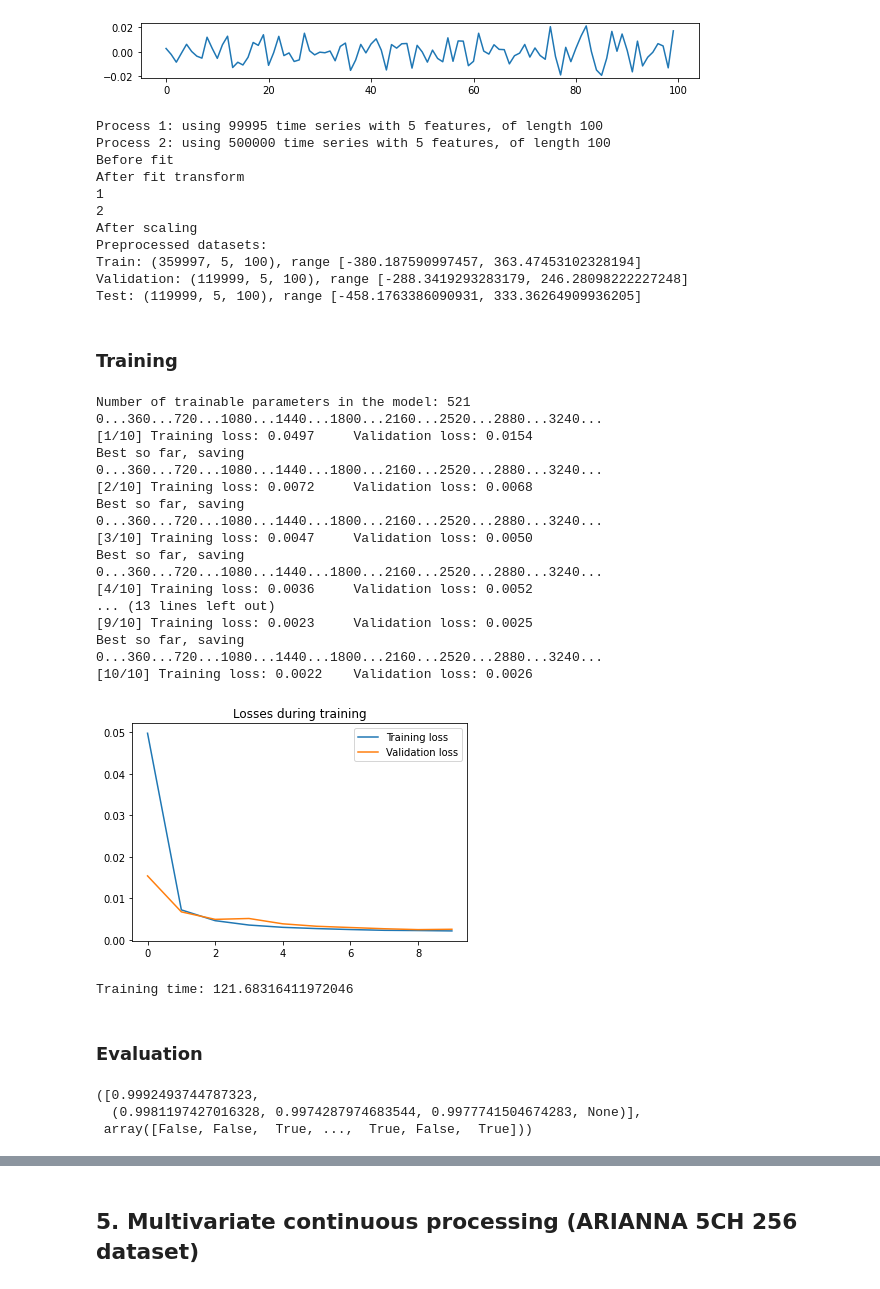
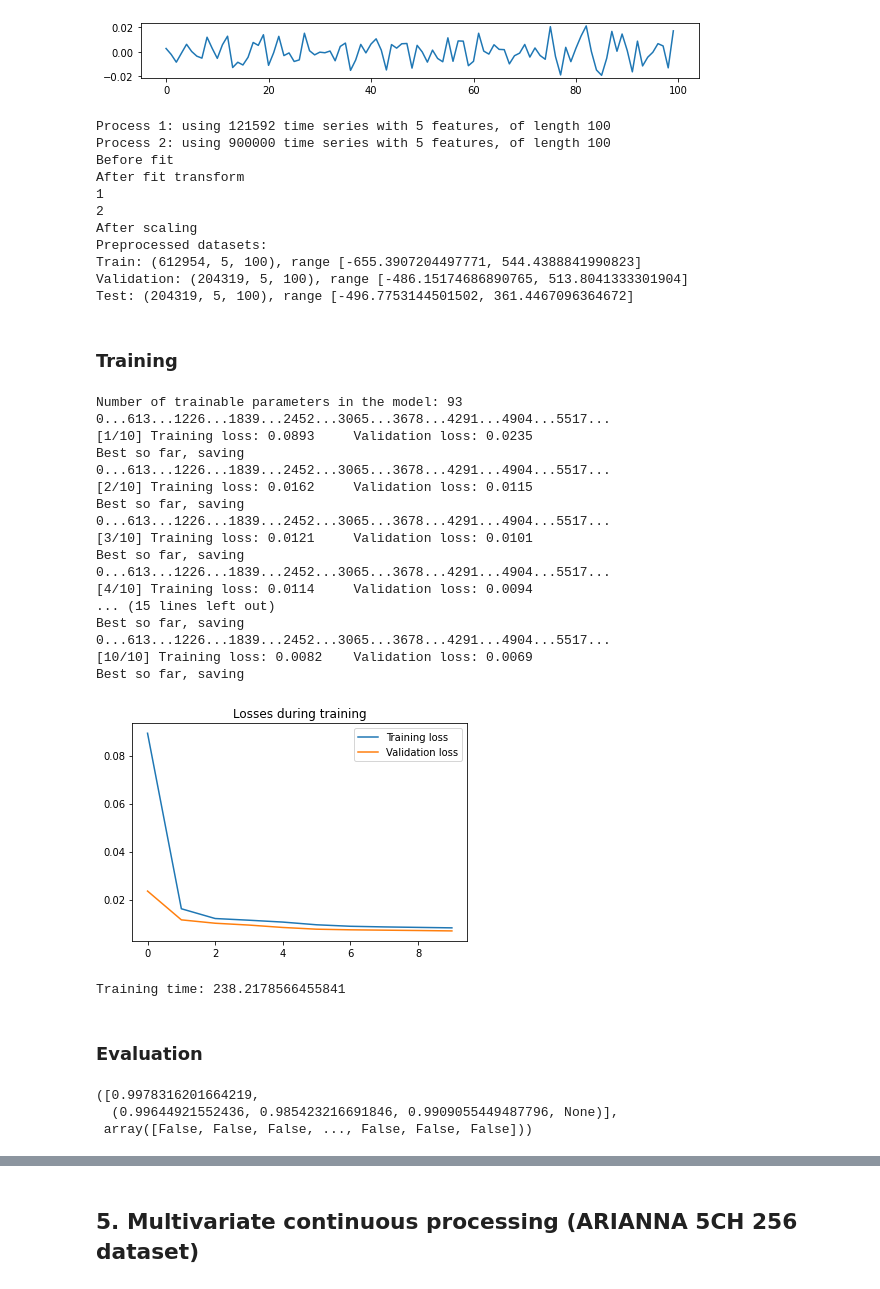
Before and after one commit to javier-eguiluz/Project_DS_IceCube_RNN, a Jupyter notebook: RNN_based_classification.ipynb, the cells around one changed output, grey strips where cells are left out. Cells and saved outputs as stored; diff of their text form; code cells hidden in the pictures.

```diff
--- a/RNN_based_classification.ipynb
+++ b/RNN_based_classification.ipynb
@@ -91,14 +100,14 @@ def save_result(df0, classifier):
     df['nr'] = [nr]
     return pd.concat([df0, df], ignore_index=True)
 
-import ast
-
 def read_results(filename):
   df = pd.read_csv(filename)
   for i in range(len(df)):
       df.at[i, "ns"] = np.array(ast.literal_eval(df.iloc[i].ns))
       df.at[i, "nr"] = np.array(ast.literal_eval(df.iloc[i].nr))
-  return df.drop(columns='index').sort_values('Parameters')
+  if 'index' in df.columns:
+    df = df.drop(columns='index')
+  return df.sort_values('Parameters')
 
 def plot_results_comparison(df, xlim, ylim):
     for i in range(len(df)):
@@ -418,7 +462,10 @@ df = save_result(df, cl2)
 # %% [output]
 Total signal events: 804560 Total noise events: 13195440
 # %%
-#df.to_csv("/content/gdrive/MyDrive/Colab Notebooks/result_5CH_100.csv", index=False)
+# Store the result for later use
+filename = "/content/gdrive/MyDrive/Colab Notebooks/result_continuous_1CH_100.csv"
+#df.to_csv(filename, index=False)
+df = read_results(filename)
 # %%
 df = df.sort_values("Parameters")
 for i in range(len(df)-1):
@@ -644,7 +685,7 @@ plt.rcParams['figure.figsize'] = [w, h]
 # %%
 # Run on a continuous signal (test data)
 dl = DataLoader(cl2.test_set, shuffle=True)
-X, y = iter(dl).next()    # Get one series of SEQUENCE_LENGTH time steps
+X, y = next(iter(dl))    # Get one random series of SEQUENCE_LENGTH time steps
 n_features = 1
 start = 0000
 L = 5000
@@ -740,10 +785,11 @@ plt.rcParams['figure.figsize'] = [w, h]
 # Load ARIANNA 5 channels dataset
 path = data_path + "ARIANNA_256_5CH/"
 noise_5ch = np.load(path + "data_noise_5ch_3.6SNR_0000.npy")
-for i in range(1, 5):   # Currently we only use a subset of the available data, to speed up testing
+for i in range(1, 9):
     print(i, end=", ")
     noise_5ch = np.vstack((noise_5ch, np.load(path + f"data_noise_5ch_3.6SNR_000{i}.npy")))
 events_5ch = np.load(path + "data_signal_5ch_0000.npy")
+events_5ch = np.vstack((events_5ch, np.load(path + "data_signal_5ch_0001.npy")))
 print()
 print("Original data:", events_5ch.shape, noise_5ch.shape)
 events_5ch = events_5ch[:,:,20:120]
@@ -783,51 +829,51 @@ cl5 = RNNBinaryClassifier(device)
 # %%
 cl5.load_data(pp5.load_data_by_class(events_5ch, noise_5ch, val_ratio=0.2, test_ratio=0.2))
 # %% [output]
-Process 1: using 99995 time series with 5 features, of length 100
-Process 2: using 500000 time series with 5 features, of length 100
+Process 1: using 121592 time series with 5 features, of length 100
+Process 2: using 900000 time series with 5 features, of length 100
 Before fit
 After fit transform
 1
 2
 After scaling
 Preprocessed datasets:
-Train: (359997, 5, 100), range [-380.187590997457, 363.47453102328194]
-Validation: (119999, 5, 100), range [-288.3419293283179, 246.28098222227248]
-Test: (119999, 5, 100), range [-458.1763386090931, 333.36264909936205]
+Train: (612954, 5, 100), range [-655.3907204497771, 544.4388841990823]
+Validation: (204319, 5, 100), range [-486.15174686890765, 513.8041333301904]
+Test: (204319, 5, 100), range [-496.7753144501502, 361.4467096364672]
 # %% [markdown]
 ### Training
 # %%
 n_features = 5
 output_dim = 1
-hidden_size = 10
-n_hidden = 1
+hidden_size = 2
+n_hidden = 2
 dropout = 0.0
 
 model = Model_GRU(n_features, 1, hidden_size, n_hidden, dropout, device)
 print("\nNumber of trainable parameters in the model:", sum(p.numel() for p in model.parameters() if p.requires_grad))
 t0 = time.time()
 best_model = cl5.train(model, n_features=n_features, n_epochs=10, lr=0.002, batch_size=100)
 print("Training time:", time.time() - t0)
 # %% [output]
-Number of trainable parameters in the model: 521
-0...360...720...1080...1440...1800...2160...2520...2880...3240...
-[1/10] Training loss: 0.0497     Validation loss: 0.0154
+Number of trainable parameters in the model: 93
+0...613...1226...1839...2452...3065...3678...4291...4904...5517...
+[1/10] Training loss: 0.0893     Validation loss: 0.0235
 Best so far, saving
-0...360...720...1080...1440...1800...2160...2520...2880...3240...
-[2/10] Training loss: 0.0072     Validation loss: 0.0068
+0...613...1226...1839...2452...3065...3678...4291...4904...5517...
+[2/10] Training loss: 0.0162     Validation loss: 0.0115
 Best so far, saving
-0...360...720...1080...1440...1800...2160...2520...2880...3240...
-[3/10] Training loss: 0.0047     Validation loss: 0.0050
+0...613...1226...1839...2452...3065...3678...4291...4904...5517...
+[3/10] Training loss: 0.0121     Validation loss: 0.0101
 Best so far, saving
-0...360...720...1080...1440...1800...2160...2520...2880...3240...
-[4/10] Training loss: 0.0036     Validation loss: 0.0052
-... (13 lines left out)
-[9/10] Training loss: 0.0023     Validation loss: 0.0025
+0...613...1226...1839...2452...3065...3678...4291...4904...5517...
+[4/10] Training loss: 0.0114     Validation loss: 0.0094
+... (15 lines left out)
 Best so far, saving
-0...360...720...1080...1440...1800...2160...2520...2880...3240...
-[10/10] Training loss: 0.0022    Validation loss: 0.0026
+0...613...1226...1839...2452...3065...3678...4291...4904...5517...
+[10/10] Training loss: 0.0082    Validation loss: 0.0069
+Best so far, saving
-[figure, old version]
+[figure, new version]
-Training time: 121.68316411972046
+Training time: 238.2178566455841
 # %% [markdown]
 ### Evaluation
 # %%
@@ -835,9 +881,9 @@ cl5.run_evaluation()
 # %%
 cl5.classify_with_threshold(r_value=0.5)
 # %% [output]
-([0.9992493744787323,
-  (0.9981197427016328, 0.9974287974683544, 0.9977741504674283, None)],
- array([False, False,  True, ...,  True, False,  True]))
+([0.9978316201664219,
+  (0.99644921552436, 0.985423216691846, 0.9909055449487796, None)],
+ array([False, False, False, ..., False, False, False]))
 # %%
 cl5.plot_output_distribution()
 # %% [output]
```
Also changed, not shown: parts of 40 cells of this notebook.
